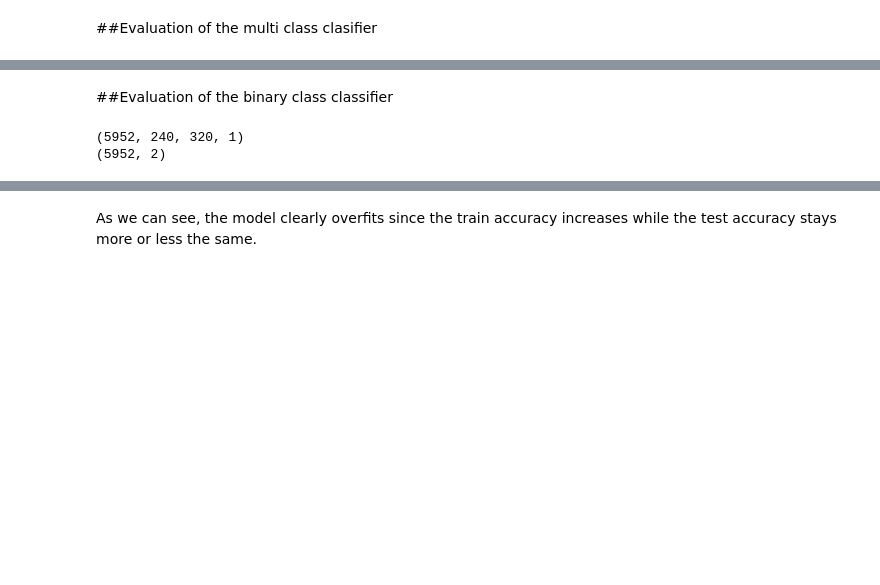
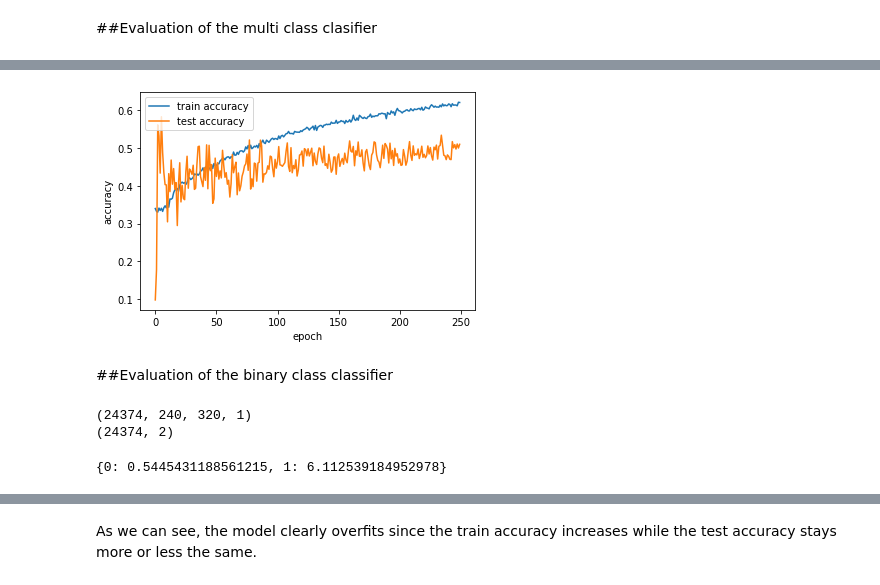
Before and after one commit to codingfabi/COUGHVID, a Jupyter notebook: Evaluation.ipynb, the cells around one changed output, grey strips where cells are left out. Drawn from its saved outputs; the diff is of its cells as text; code cells hidden in the pictures; blank space fills up the shorter version.

```diff
--- a/Evaluation.ipynb
+++ b/Evaluation.ipynb
@@ -456,10 +488,15 @@ plotConfusionMatrix(labellist, matrix)
+# %%
+plotTrainingAccuracy(history.history['acc'], history.history['val_acc'])
+# %% [output]
+[figure, added]
 # %% [markdown]
 ##Evaluation of the binary class classifier
 # %%
-labels_new_bc = oneHotEncodingForBC(labels_new)
-print(data_new.shape)
+labels_new_bc = oneHotEncodingForBC(labels)
+data_new_bc = np.expand_dims(dataSegmented, axis=3)
+print(data_new_bc.shape)
 print(labels_new_bc.shape)
 # %% [output]
-(5952, 240, 320, 1)
-(5952, 2)
+(24374, 240, 320, 1)
+(24374, 2)
 # %%
@@ -467,3 +504,12 @@ X_train, X_test, y_train, y_test = train_test_split(data_new, labels_new_bc, tes
+# %%
+## calculate class weights
+y_integers = np.argmax(y_train, axis=1)
+class_weights_bc = compute_class_weight('balanced', np.unique(y_integers), y_integers)
+class_weights_dict_bc = dict(enumerate(class_weights_bc))
+
+class_weights_dict_bc
+# %% [output]
+{0: 0.5445431188561215, 1: 6.112539184952978}
 # %%
 lr_schedule = tf.keras.optimizers.schedules.ExponentialDecay(
     initial_learning_rate=0.000001,
```
Also changed, not shown: parts of 45 cells of this notebook.
